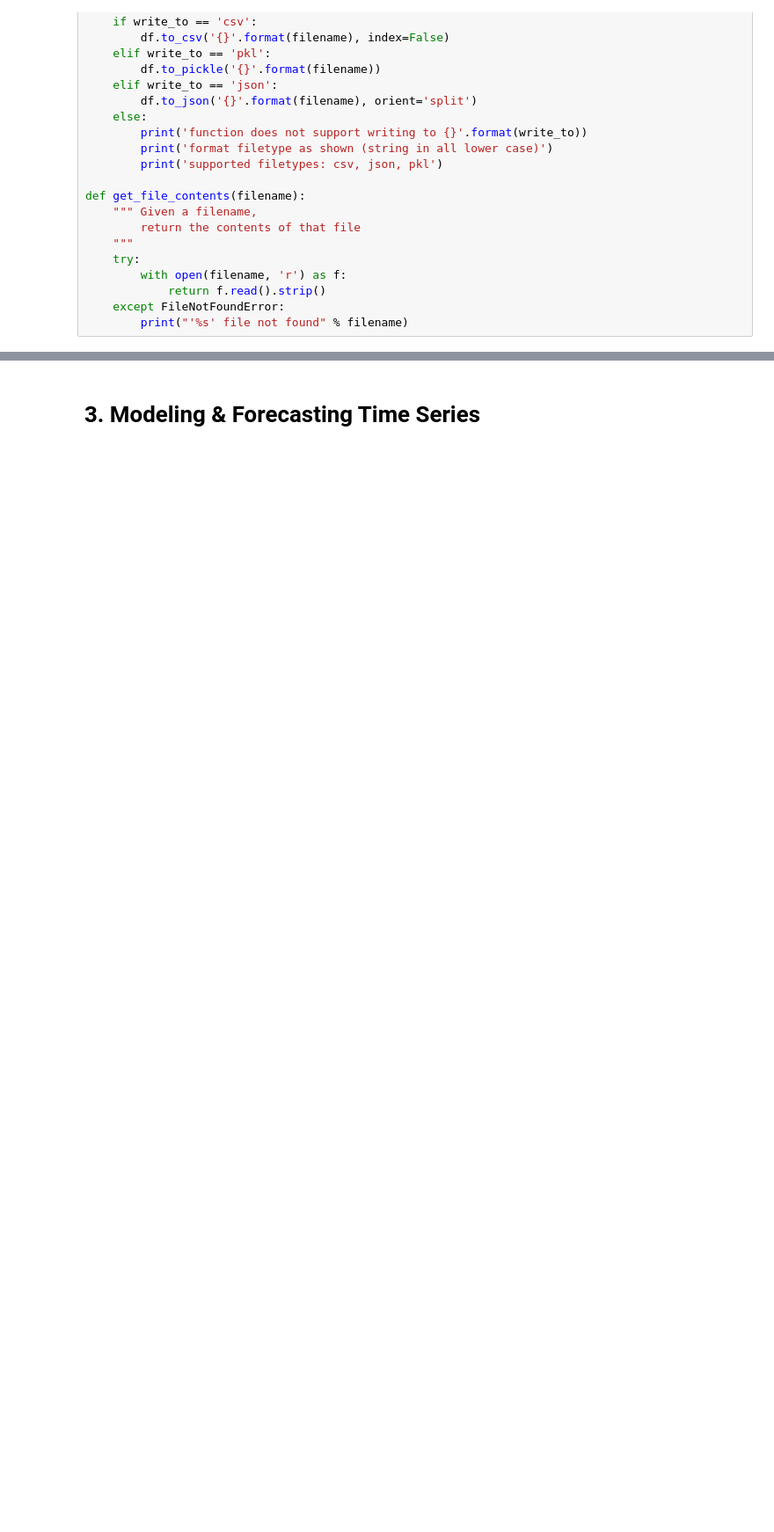
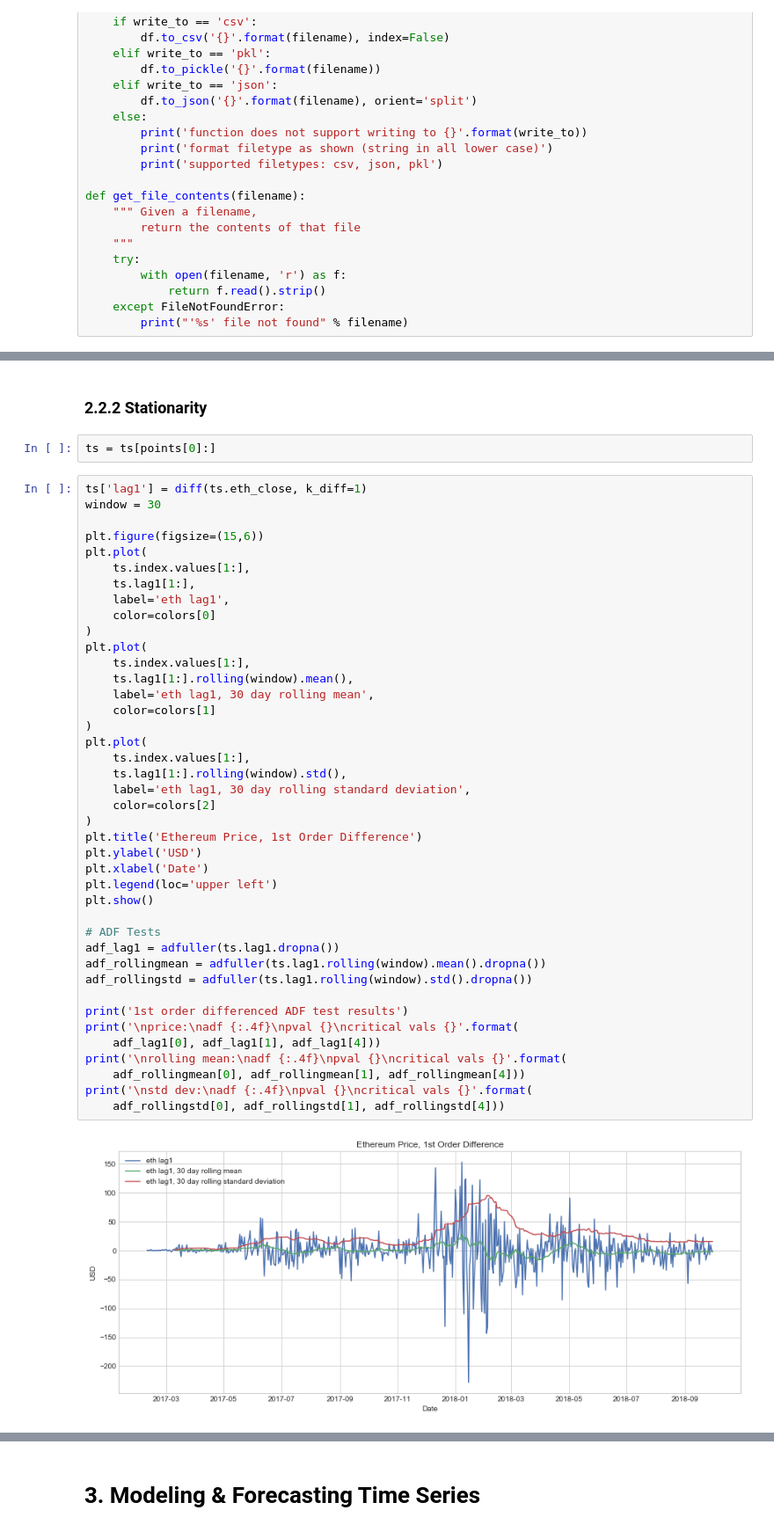
Before and after one commit to brianmcguckin/thinkful_final_capstone, a Jupyter notebook: Ethereum Time Series Analysis.ipynb, the cells around one changed output, grey strips where cells are left out. Shown at 88% size. Cells and saved outputs as stored; diff of their text form; blank space fills up the shorter version.

```diff
--- a/Ethereum Time Series Analysis.ipynb
+++ b/Ethereum Time Series Analysis.ipynb
@@ -237,0 +421,47 @@ for coin, df in coins_d.items():
+# %% [markdown]
+### 2.2.2 Stationarity
+# %%
+ts = ts[points[0]:]
+# %%
+ts['lag1'] = diff(ts.eth_close, k_diff=1)
+window = 30
+
+plt.figure(figsize=(15,6))
+plt.plot(
+    ts.index.values[1:],
+    ts.lag1[1:],
+    label='eth lag1',
+    color=colors[0]
+)
+plt.plot(
+    ts.index.values[1:],
+    ts.lag1[1:].rolling(window).mean(),
+    label='eth lag1, 30 day rolling mean',
+    color=colors[1]
+)
+plt.plot(
+    ts.index.values[1:],
+    ts.lag1[1:].rolling(window).std(),
+    label='eth lag1, 30 day rolling standard deviation',
+    color=colors[2]
+)
+plt.title('Ethereum Price, 1st Order Difference')
+plt.ylabel('USD')
+plt.xlabel('Date')
+plt.legend(loc='upper left')
+plt.show()
+
+# ADF Tests
+adf_lag1 = adfuller(ts.lag1.dropna())
+adf_rollingmean = adfuller(ts.lag1.rolling(window).mean().dropna())
+adf_rollingstd = adfuller(ts.lag1.rolling(window).std().dropna())
+
+print('1st order differenced ADF test results')
+print('\nprice:\nadf {:.4f}\npval {}\ncritical vals {}'.format(
+    adf_lag1[0], adf_lag1[1], adf_lag1[4]))
+print('\nrolling mean:\nadf {:.4f}\npval {}\ncritical vals {}'.format(
+    adf_rollingmean[0], adf_rollingmean[1], adf_rollingmean[4]))
+print('\nstd dev:\nadf {:.4f}\npval {}\ncritical vals {}'.format(
+    adf_rollingstd[0], adf_rollingstd[1], adf_rollingstd[4]))
+# %% [output]
+[figure, added]
```
Also changed, not shown: parts of 26 cells of this notebook, 1 other file.
